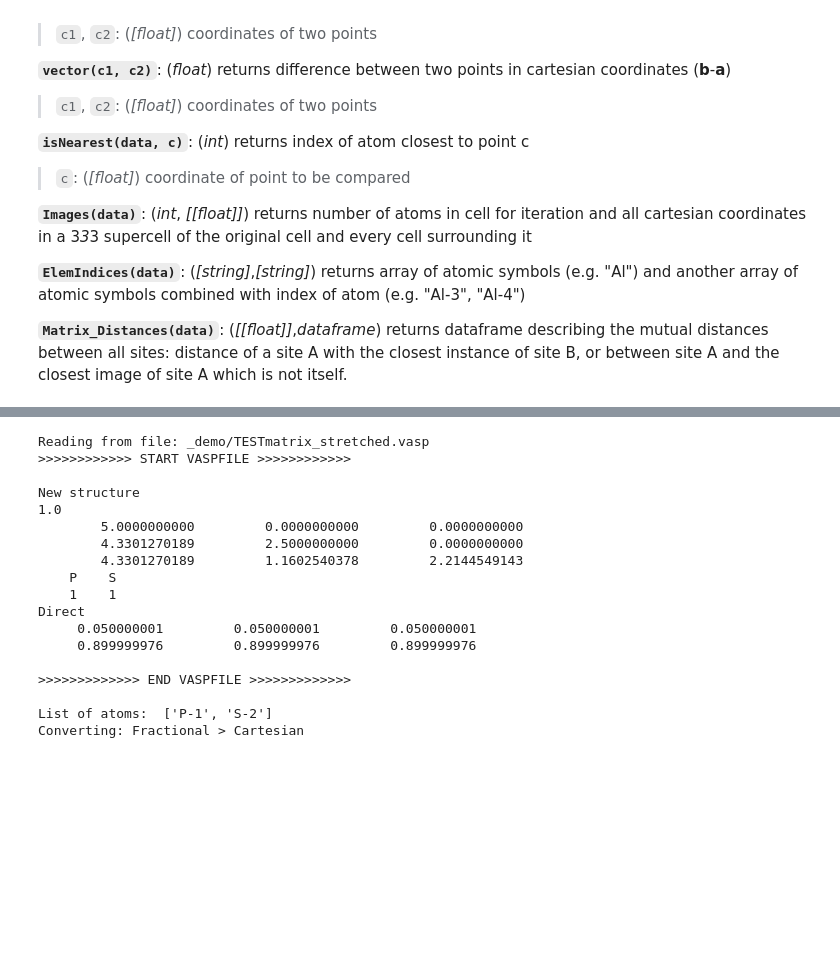
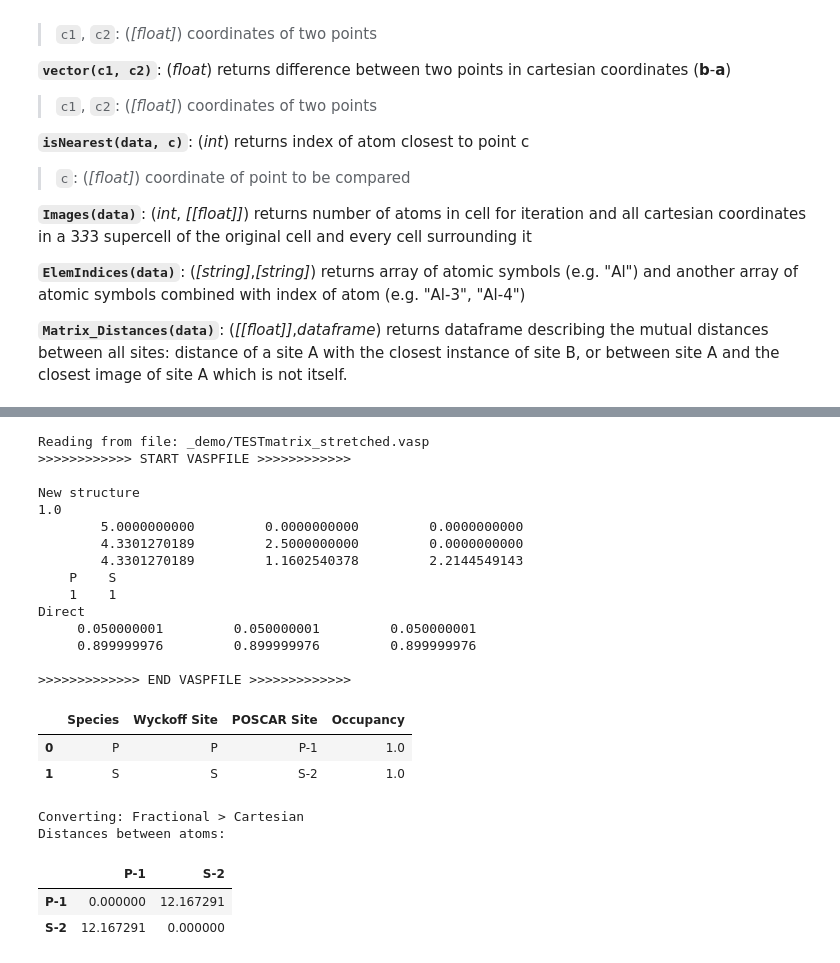
Before and after one commit to andypaulchen/Poshcar, a Jupyter notebook: DEMO-3-Analytics.ipynb, the cells around one changed output, grey strips where cells are left out. Cells and saved outputs as stored; diff of their text form; code cells hidden in the pictures; blank space fills up the shorter version.

```diff
--- a/DEMO-3-Analytics.ipynb
+++ b/DEMO-3-Analytics.ipynb
@@ -65,24 +64,29 @@ Minimum distance agreement:     0.977360 , Index # 756
 # %%
 from Distance import *
 data = readfile("_demo/TESTmatrix_stretched.vasp")
 printvaspdata(data)
-vmatric, dmatrix, df = Matrix_Distances(data)
+vmatric, dmatrix = Matrix_Distances(data)
 # %% [output]
 Reading from file: _demo/TESTmatrix_stretched.vasp
 >>>>>>>>>>>> START VASPFILE >>>>>>>>>>>>
 
 New structure
 1.0
         5.0000000000         0.0000000000         0.0000000000
         4.3301270189         2.5000000000         0.0000000000
         4.3301270189         1.1602540378         2.2144549143
     P    S
     1    1
 Direct
      0.050000001         0.050000001         0.050000001
      0.899999976         0.899999976         0.899999976
 
 >>>>>>>>>>>>> END VASPFILE >>>>>>>>>>>>>
-
-List of atoms:  ['P-1', 'S-2']
-Converting: Fractional > Cartesian
+|  | Species | Wyckoff Site | POSCAR Site | Occupancy |
+| 0 | P | P | P-1 | 1.0 |
+| 1 | S | S | S-2 | 1.0 |
+Converting: Fractional > Cartesian
+Distances between atoms:
+|  | P-1 | S-2 |
+| P-1 | 0.000000 | 12.167291 |
+| S-2 | 12.167291 | 0.000000 |
```
Also changed, not shown: parts of 4 cells of this notebook, 11 other files.
